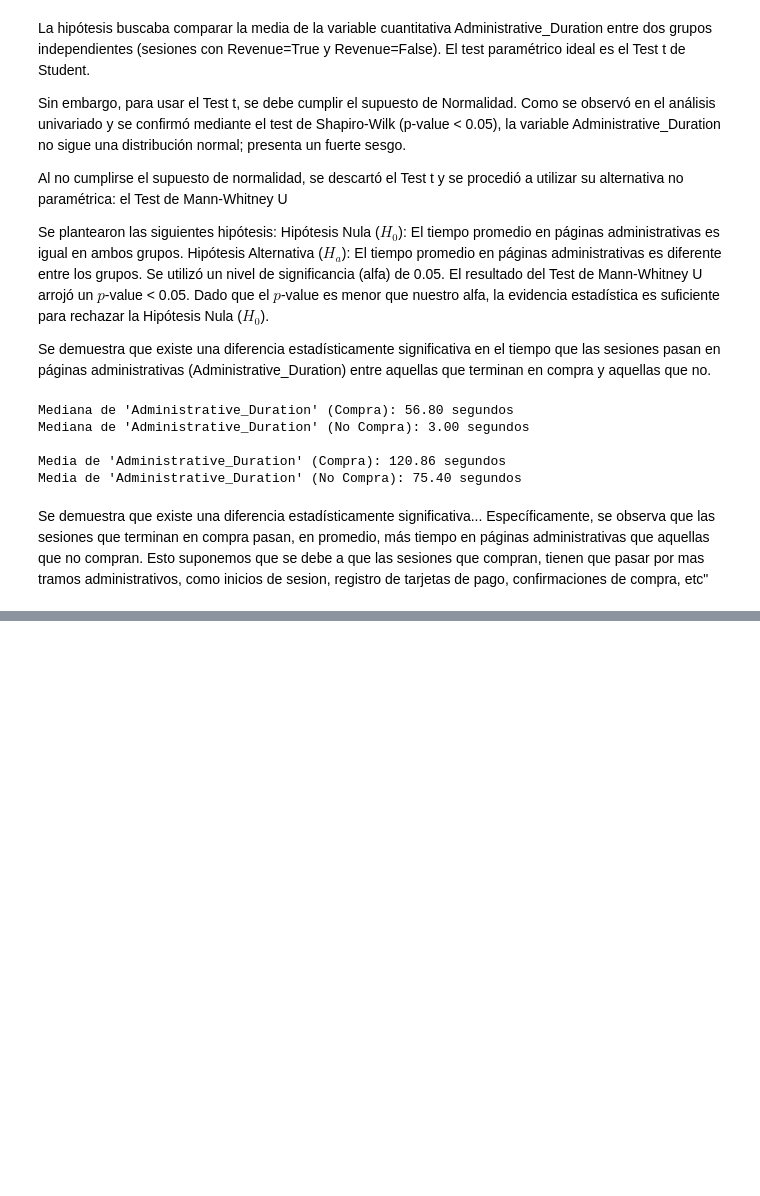
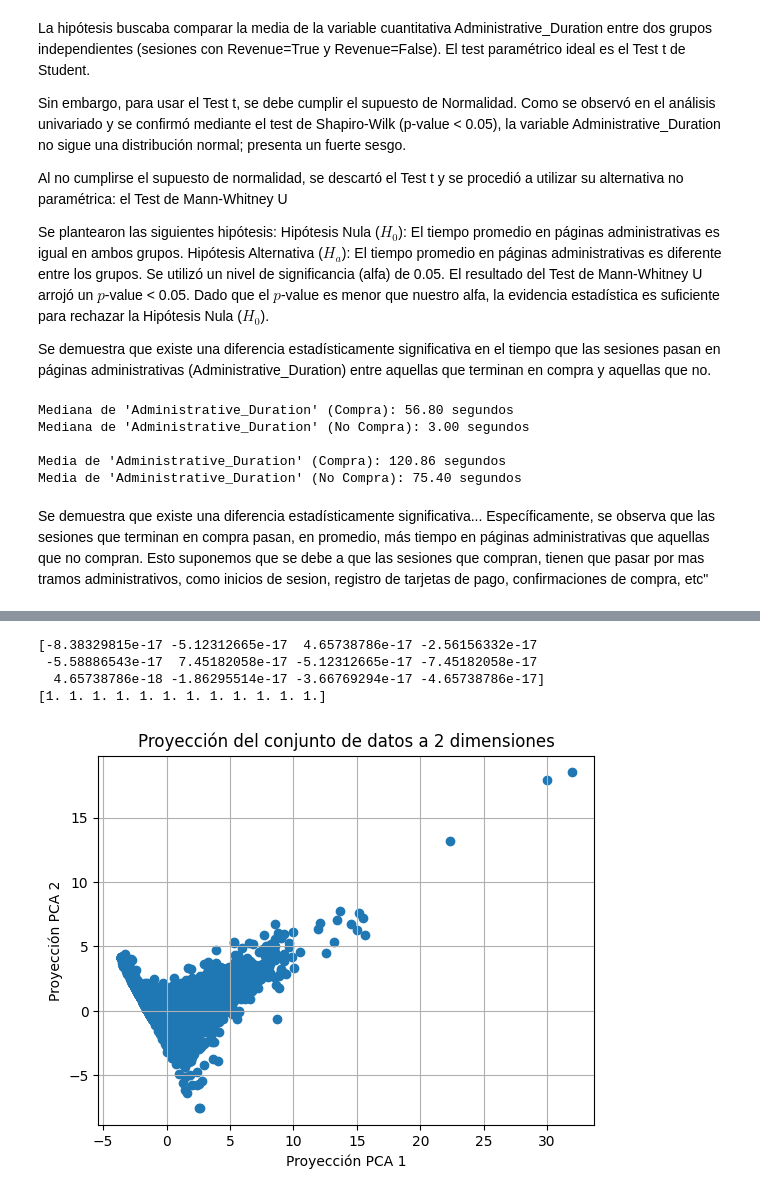
Before and after one commit to Simon22-lab/TPE-Abraham-Cisilino-2025, a Jupyter notebook: hipotesis.ipynb, the cells around one changed output, grey strips where cells are left out. Cells and saved outputs as stored; diff of their text form; code cells hidden in the pictures; blank space fills up the shorter version.

```diff
--- a/hipotesis.ipynb
+++ b/hipotesis.ipynb
@@ -476,0 +557,32 @@ Se demuestra que existe una diferencia estadísticamente significativa... Espec
+# %%
+import numpy as np
+
+from sklearn.preprocessing import StandardScaler
+from sklearn.decomposition import PCA
+
+df_numeric = df.select_dtypes(include=['number'])
+
+# estandarizamos X
+scaler = StandardScaler()
+X_scaled = scaler.fit_transform(df_numeric)
+
+print(np.mean(X_scaled, axis=0))
+print(np.std(X_scaled, axis=0))
+
+
+# Ahora aplicamos PCA a los datos estandarizados
+pca = PCA(n_components=2)
+X_pca = pca.fit_transform(X_scaled)
+# graficamos los datos
+plt.scatter(X_pca[:,0], X_pca[:,1])
+plt.grid(True)
+plt.xlabel('Proyección PCA 1')
+plt.ylabel('Proyección PCA 2')
+plt.title('Proyección del conjunto de datos a 2 dimensiones')
+plt.show()
+# %% [output]
+[-8.38329815e-17 -5.12312665e-17  4.65738786e-17 -2.56156332e-17
+ -5.58886543e-17  7.45182058e-17 -5.12312665e-17 -7.45182058e-17
+  4.65738786e-18 -1.86295514e-17 -3.66769294e-17 -4.65738786e-17]
+[1. 1. 1. 1. 1. 1. 1. 1. 1. 1. 1. 1.]
+[figure, added]
```
Also changed, not shown: parts of 36 cells of this notebook, 3 other files.
